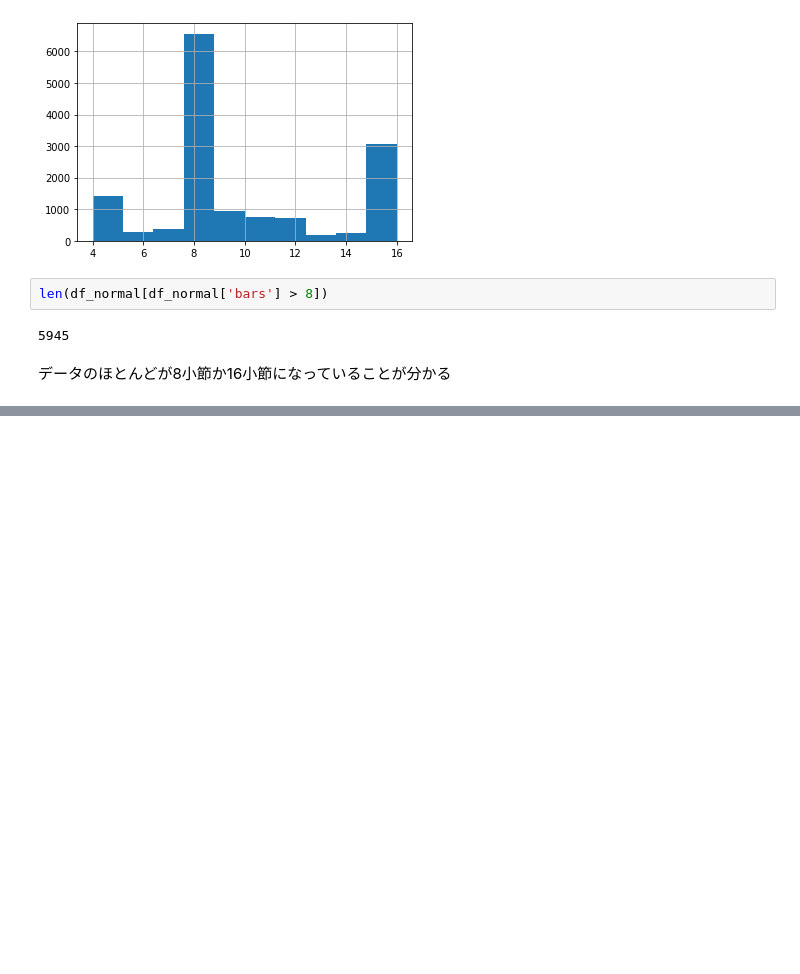
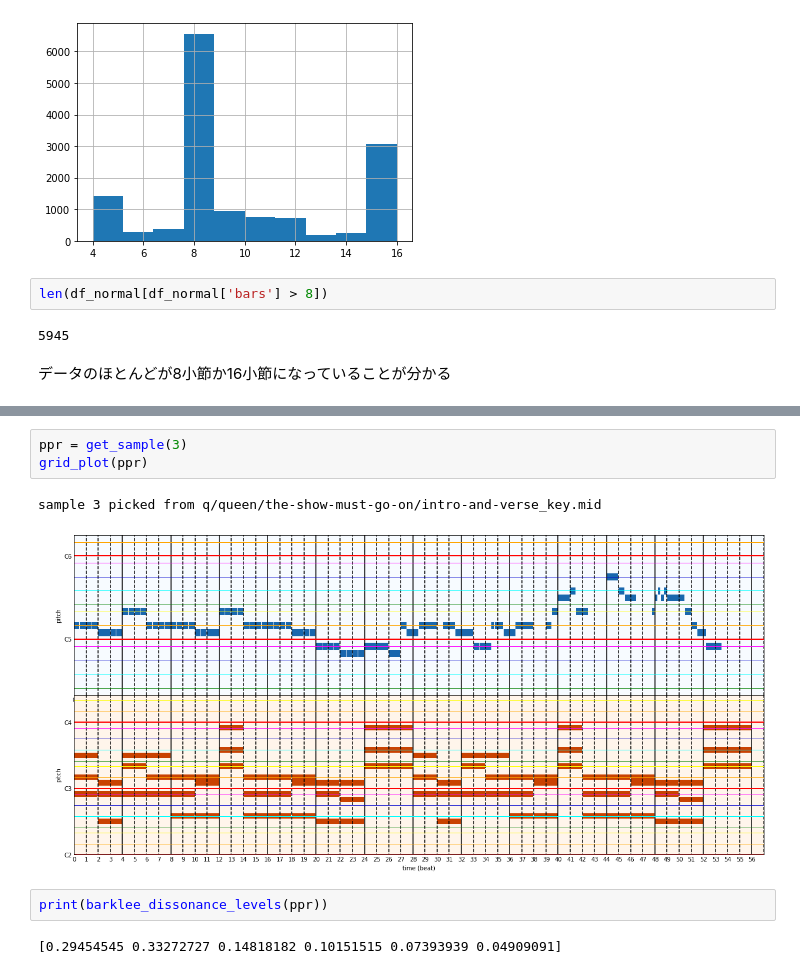
Before and after one commit to fuurin/midi, a Jupyter notebook: TheoryTabAnalysis.ipynb, the cells around one changed output, grey strips where cells are left out. Saved outputs shown, nothing was run; the diff lists cells and outputs as text; blank space fills up the shorter version.

Commit message:
on note rate, dissonance level

```diff
--- a/TheoryTabAnalysis.ipynb
+++ b/TheoryTabAnalysis.ipynb
@@ -339,0 +418,10 @@ len(df_normal[df_normal['bars'] > 8])
+# %%
+ppr = get_sample(3)
+grid_plot(ppr)
+# %% [output]
+sample 3 picked from q/queen/the-show-must-go-on/intro-and-verse_key.mid
+[figure, added]
+# %%
+print(barklee_dissonance_levels(ppr))
+# %% [output]
+[0.29454545 0.33272727 0.14818182 0.10151515 0.07393939 0.04909091]
```
Also changed, not shown: parts of 23 cells of this notebook, 1 other file.
